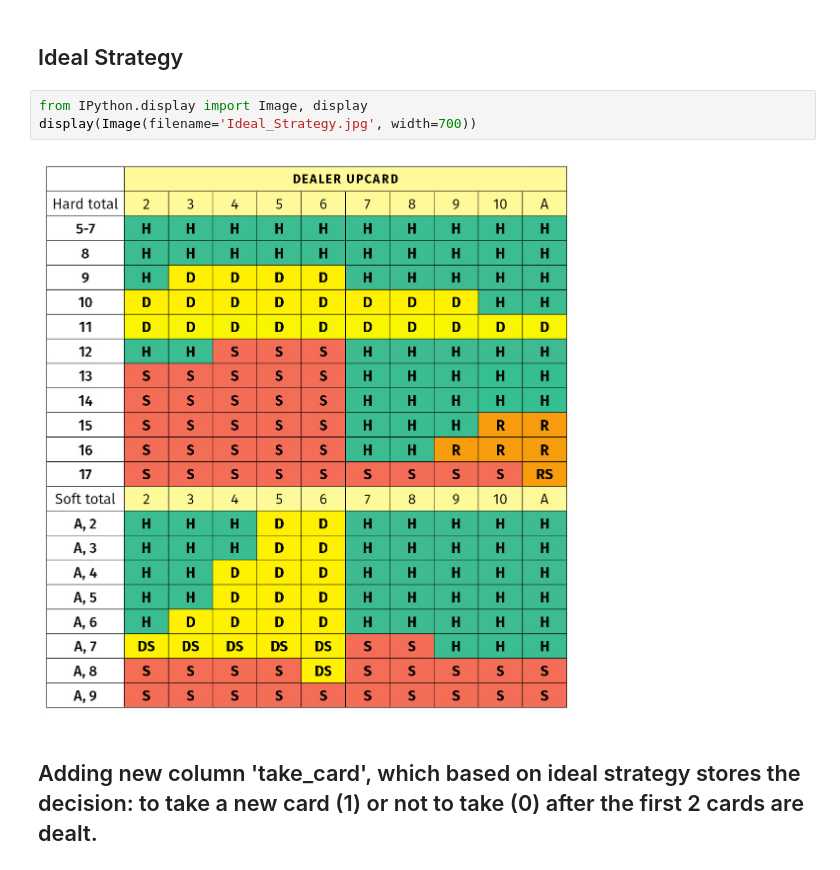
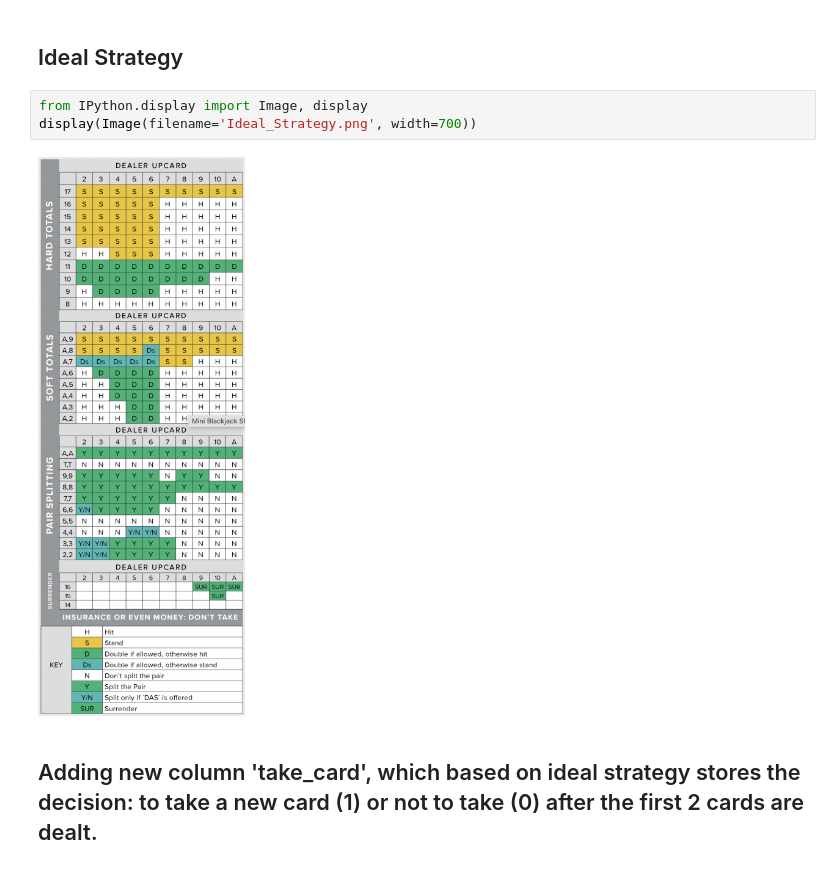
Before and after one commit to KirillMitjurin/DA6_project, a Jupyter notebook: BlackJack.ipynb, the cells around one changed output. Cells and saved outputs as stored; diff of their text form.

```diff
--- a/BlackJack.ipynb
+++ b/BlackJack.ipynb
@@ -47,9 +47,9 @@ data.head()
 ## Ideal Strategy
 # %%
 from IPython.display import Image, display
-display(Image(filename='Ideal_Strategy.jpg', width=700))
+display(Image(filename='Ideal_Strategy.png', width=700))
 # %% [output]
-[figure, old version]
+[figure, new version]
 # %% [markdown]
 ## Adding new column 'take_card', which based on ideal strategy stores the decision: to take a new card (1) or not to take (0) after the first 2 cards are dealt.
 # %%
```
Also changed, not shown: parts of 17 cells of this notebook.
